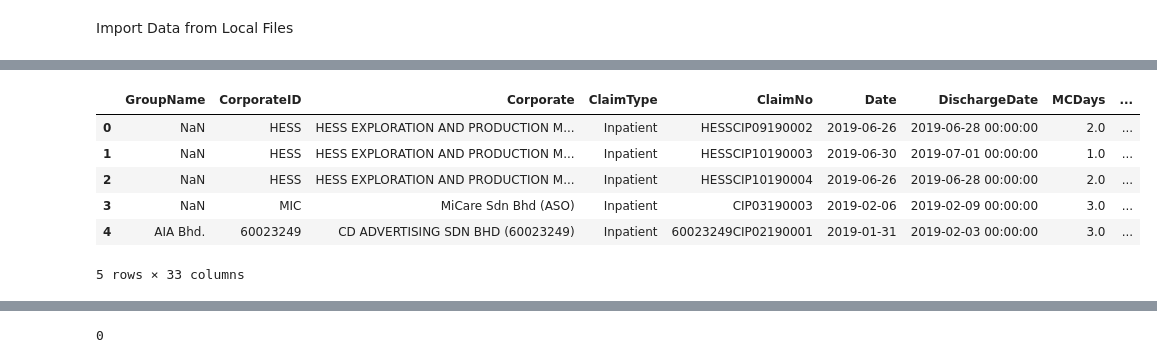
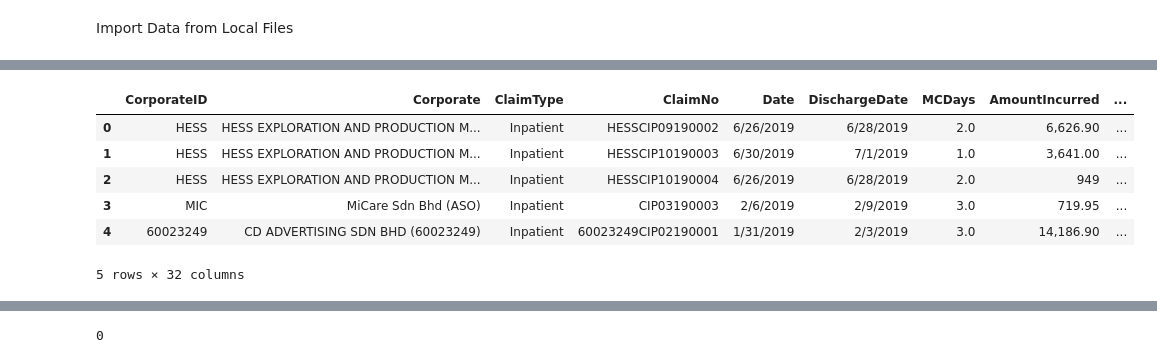
Before and after one commit to AngieChong/Research-Paper, a Jupyter notebook: P1_Prediction_of_Inpatient_Cost.ipynb, the cells around one changed output, grey strips where cells are left out. Cells and saved outputs as stored; diff of their text form; code cells hidden in the pictures.

```diff
--- a/P1_Prediction_of_Inpatient_Cost.ipynb
+++ b/P1_Prediction_of_Inpatient_Cost.ipynb
@@ -17,12 +17,12 @@ User uploaded file "Inpatient_2019-2022.xlsx" with length 153645294 bytes
 # %%
 import pandas as pd
-df = pd.read_excel("Inpatient_2019-2022.xlsx")
+df = pd.read_csv("Inpatient_2019-2022.csv")
 df.head(5)
 # %% [output]
-|  | GroupName | CorporateID | Corporate | ClaimType | ClaimNo | Date | DischargeDate | MCDays | ... |
-| 0 | NaN | HESS | HESS EXPLORATION AND PRODUCTION M... | Inpatient | HESSCIP09190002 | 2019-06-26 | 2019-06-28 00:00:00 | 2.0 | ... |
-| 1 | NaN | HESS | HESS EXPLORATION AND PRODUCTION M... | Inpatient | HESSCIP10190003 | 2019-06-30 | 2019-07-01 00:00:00 | 1.0 | ... |
-| 2 | NaN | HESS | HESS EXPLORATION AND PRODUCTION M... | Inpatient | HESSCIP10190004 | 2019-06-26 | 2019-06-28 00:00:00 | 2.0 | ... |
-| 3 | NaN | MIC | MiCare Sdn Bhd (ASO) | Inpatient | CIP03190003 | 2019-02-06 | 2019-02-09 00:00:00 | 3.0 | ... |
-| 4 | AIA Bhd. | 60023249 | CD ADVERTISING SDN BHD (60023249) | Inpatient | 60023249CIP02190001 | 2019-01-31 | 2019-02-03 00:00:00 | 3.0 | ... |
+|  | CorporateID | Corporate | ClaimType | ClaimNo | Date | DischargeDate | MCDays | AmountIncurred | ... |
+| 0 | HESS | HESS EXPLORATION AND PRODUCTION M... | Inpatient | HESSCIP09190002 | 6/26/2019 | 6/28/2019 | 2.0 | 6,626.90 | ... |
+| 1 | HESS | HESS EXPLORATION AND PRODUCTION M... | Inpatient | HESSCIP10190003 | 6/30/2019 | 7/1/2019 | 1.0 | 3,641.00 | ... |
+| 2 | HESS | HESS EXPLORATION AND PRODUCTION M... | Inpatient | HESSCIP10190004 | 6/26/2019 | 6/28/2019 | 2.0 | 949 | ... |
+| 3 | MIC | MiCare Sdn Bhd (ASO) | Inpatient | CIP03190003 | 2/6/2019 | 2/9/2019 | 3.0 | 719.95 | ... |
+| 4 | 60023249 | CD ADVERTISING SDN BHD (60023249) | Inpatient | 60023249CIP02190001 | 1/31/2019 | 2/3/2019 | 3.0 | 14,186.90 | ... |
-5 rows × 33 columns
+5 rows × 32 columns
```
Also changed, not shown: parts of 26 cells of this notebook.
